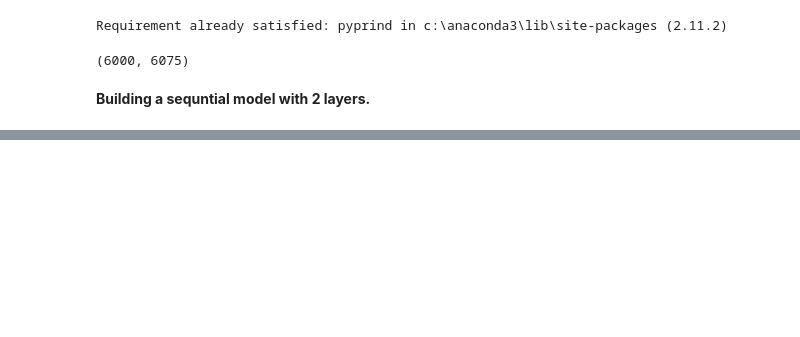
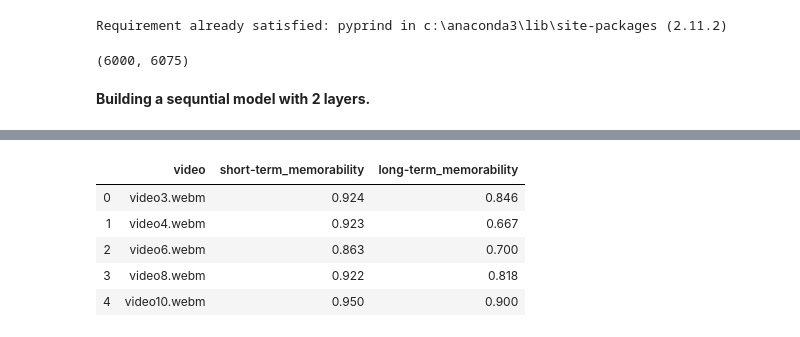
Before and after one commit to Amruthhs/Media-Memorability, a Jupyter notebook: MemorabilityScore.ipynb, the cells around one changed output, grey strips where cells are left out. Saved outputs shown, nothing was run; the diff lists cells and outputs as text; code cells hidden in the pictures; blank space fills up the shorter version.

```diff
--- a/MemorabilityScore.ipynb
+++ b/MemorabilityScore.ipynb
@@ -1047,0 +1167,2 @@ Therefore My final model will be based on TFIDF values of captions using Random
+# %%
+ground_truth_train = pd.read_csv('ground-truth.csv')
@@ -1047,0 +1178,11 @@ Therefore My final model will be based on TFIDF values of captions using Random
+# %%
+ground_truth_train = ground_truth_train.drop(['nb_short-term_annotations', 'nb_long-term_annotations'], axis=1)
+# %%
+ground_truth_train.head()
+# %% [output]
+|  | video | short-term_memorability | long-term_memorability |
+| 0 | video3.webm | 0.924 | 0.846 |
+| 1 | video4.webm | 0.923 | 0.667 |
+| 2 | video6.webm | 0.863 | 0.700 |
+| 3 | video8.webm | 0.922 | 0.818 |
+| 4 | video10.webm | 0.950 | 0.900 |
```
Also changed, not shown: parts of 246 cells of this notebook.
